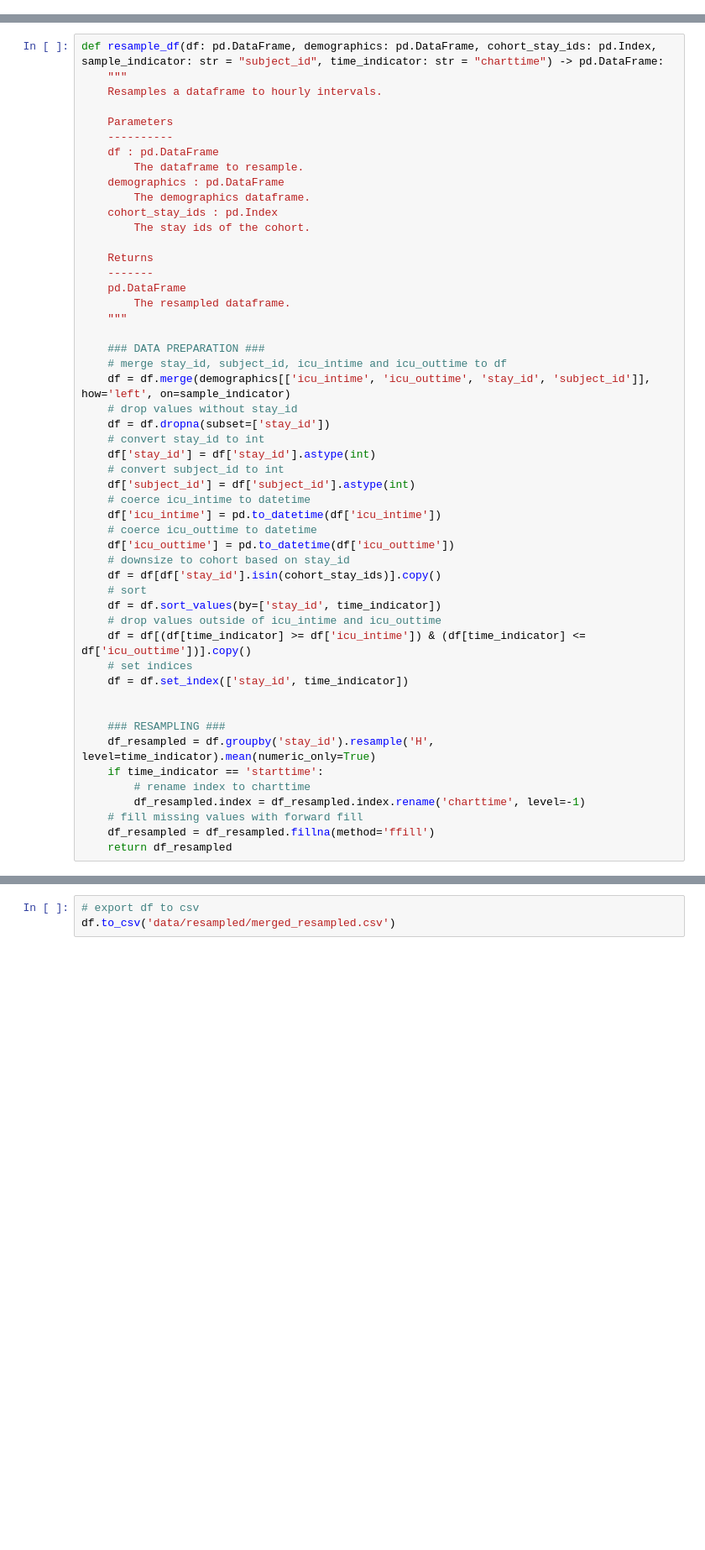
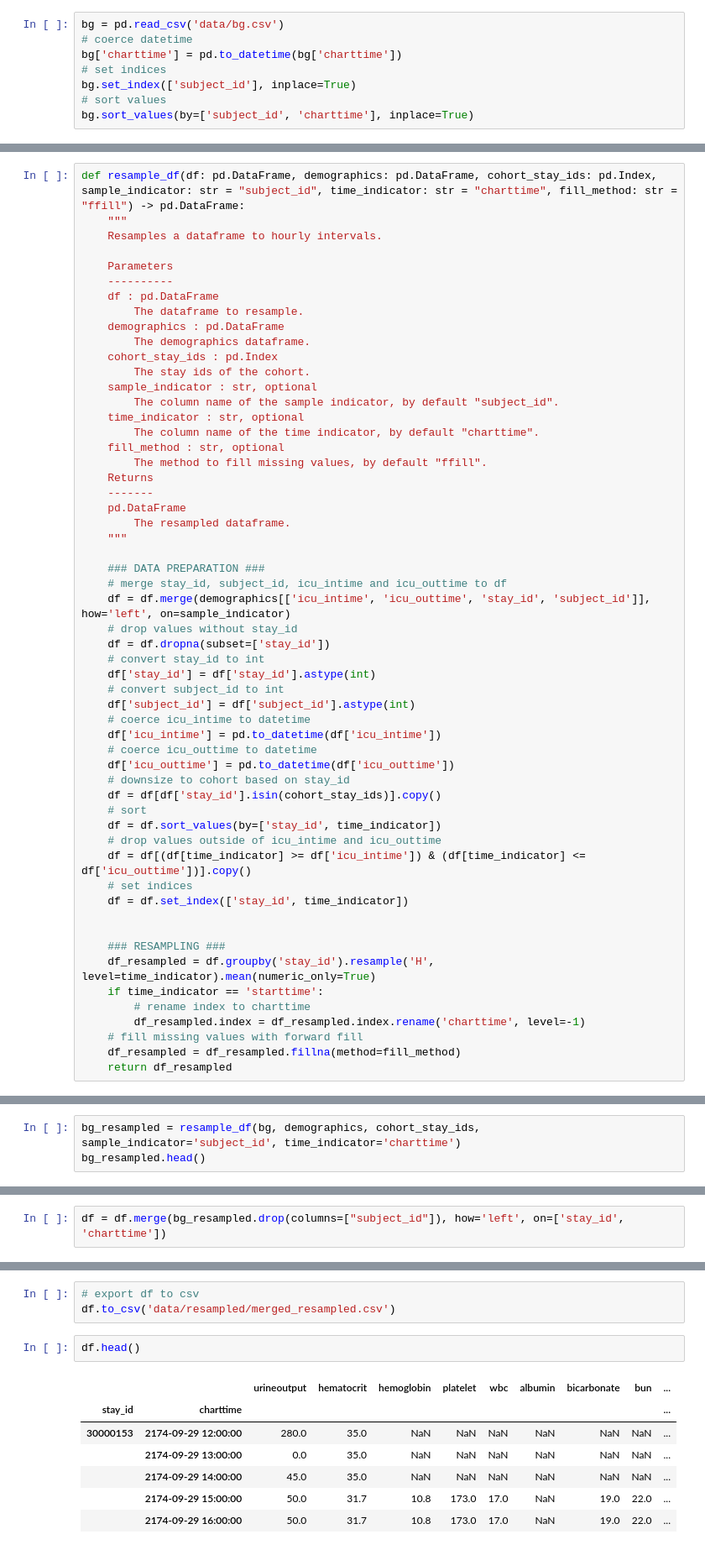
Before and after one commit to aegis301/MIMICTimeSeries, a Jupyter notebook: DataPreparation.ipynb, the cells around one changed output, grey strips where cells are left out. Shown: that part at 84% size. Drawn from its saved outputs; the diff is of its cells as text; blank space fills up the shorter version.

```diff
--- a/DataPreparation.ipynb
+++ b/DataPreparation.ipynb
@@ -133,6 +133,14 @@ vitalsign['charttime'] = pd.to_datetime(vitalsign['charttime'])
 vitalsign.set_index(['stay_id'], inplace=True)
 # sort values
 vitalsign.sort_values(by=['stay_id', 'charttime'], inplace=True)
+# %%
+bg = pd.read_csv('data/bg.csv')
+# coerce datetime
+bg['charttime'] = pd.to_datetime(bg['charttime'])
+# set indices
+bg.set_index(['subject_id'], inplace=True)
+# sort values
+bg.sort_values(by=['subject_id', 'charttime'], inplace=True)
 # %% [markdown]
 # Define Cohort
 # %%
@@ -200,7 +208,7 @@ print(len(cohort_subject_ids))
 # %% [markdown]
 ## Function Definition
 # %%
-def resample_df(df: pd.DataFrame, demographics: pd.DataFrame, cohort_stay_ids: pd.Index, sample_indicator: str = "subject_id", time_indicator: str = "charttime") -> pd.DataFrame:
+def resample_df(df: pd.DataFrame, demographics: pd.DataFrame, cohort_stay_ids: pd.Index, sample_indicator: str = "subject_id", time_indicator: str = "charttime", fill_method: str = "ffill") -> pd.DataFrame:
     """
     Resamples a dataframe to hourly intervals.
 
@@ -212,7 +220,12 @@ def resample_df(df: pd.DataFrame, demographics: pd.DataFrame, cohort_stay_ids: p
         The demographics dataframe.
     cohort_stay_ids : pd.Index
         The stay ids of the cohort.
-
+    sample_indicator : str, optional
+        The column name of the sample indicator, by default "subject_id".
+    time_indicator : str, optional
+        The column name of the time indicator, by default "charttime".
+    fill_method : str, optional
+        The method to fill missing values, by default "ffill".
     Returns
     -------
     pd.DataFrame
@@ -248,7 +261,7 @@ def resample_df(df: pd.DataFrame, demographics: pd.DataFrame, cohort_stay_ids: p
         # rename index to charttime
         df_resampled.index = df_resampled.index.rename('charttime', level=-1)
     # fill missing values with forward fill
-    df_resampled = df_resampled.fillna(method='ffill')
+    df_resampled = df_resampled.fillna(method=fill_method)
     return df_resampled
 # %% [markdown]
 ## Blood Count
@@ -288,0 +304,3 @@ chemistry_resampled.head()
+# %%
+bg_resampled = resample_df(bg, demographics, cohort_stay_ids, sample_indicator='subject_id', time_indicator='charttime')
+bg_resampled.head()
@@ -572,6 +598,8 @@ df = df.merge(chemistry_resampled.drop(columns=["subject_id"]), how='left', on=[
 df = df.merge(coagulation_resampled.drop(columns=["subject_id"]), how='left', on=['stay_id', 'charttime'])
 # %%
 df = df.merge(creatinine_resampled.drop(columns=["subject_id"]), how='left', on=['stay_id', 'charttime'])
+# %%
+df = df.merge(bg_resampled.drop(columns=["subject_id"]), how='left', on=['stay_id', 'charttime'])
 # %%
 df = df.merge(crp_resampled.drop(columns=["subject_id"]), how='left', on=['stay_id', 'charttime'])
 # %%
@@ -668,3 +696,13 @@ df.head(20)
 # %%
 # export df to csv
 df.to_csv('data/resampled/merged_resampled.csv')
+# %%
+df.head()
+# %% [output]
+|  |  | urineoutput | hematocrit | hemoglobin | platelet | wbc | albumin | bicarbonate | bun | ... |
+| stay_id | charttime |  |  |  |  |  |  |  |  | ... |
+| 30000153 | 2174-09-29 12:00:00 | 280.0 | 35.0 | NaN | NaN | NaN | NaN | NaN | NaN | ... |
+|  | 2174-09-29 13:00:00 | 0.0 | 35.0 | NaN | NaN | NaN | NaN | NaN | NaN | ... |
+|  | 2174-09-29 14:00:00 | 45.0 | 35.0 | NaN | NaN | NaN | NaN | NaN | NaN | ... |
+|  | 2174-09-29 15:00:00 | 50.0 | 31.7 | 10.8 | 173.0 | 17.0 | NaN | 19.0 | 22.0 | ... |
+|  | 2174-09-29 16:00:00 | 50.0 | 31.7 | 10.8 | 173.0 | 17.0 | NaN | 19.0 | 22.0 | ... |
```
Also changed, not shown: parts of 6 cells of this notebook, 1 other file.
